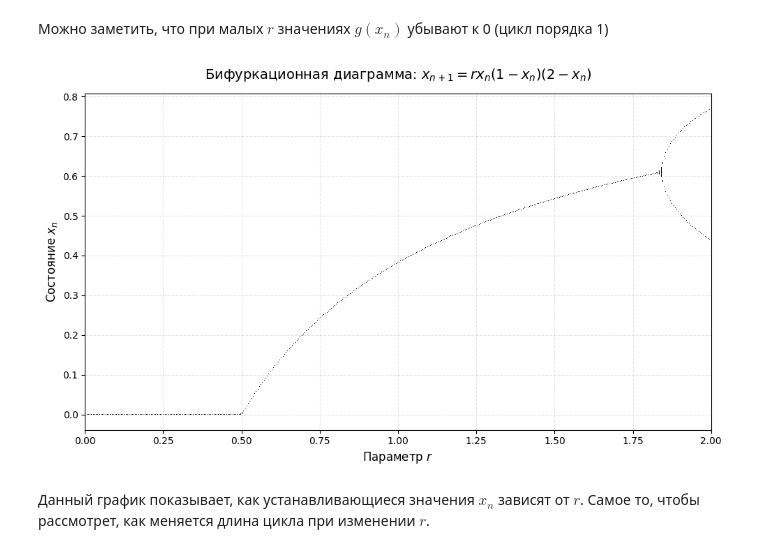
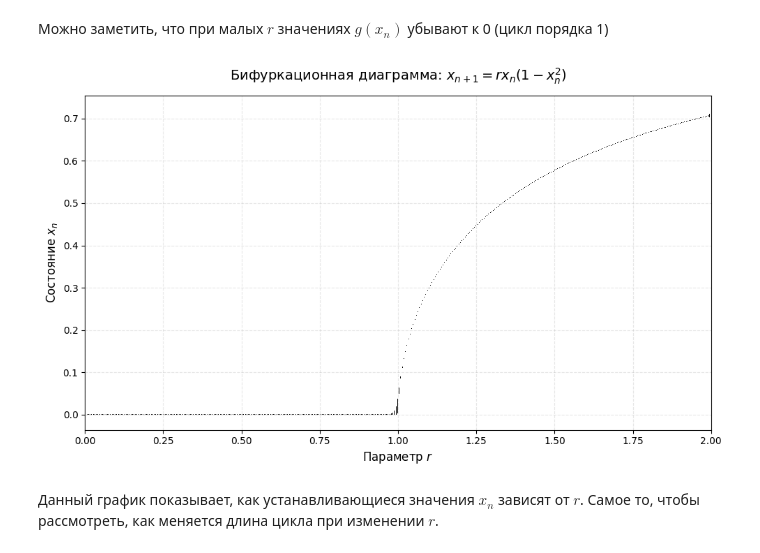
Before and after one commit to hertbex/MatanLab, a Jupyter notebook: Matan.ipynb, the cells around one changed output. Saved outputs shown, nothing was run; the diff lists cells and outputs as text; code cells hidden in the pictures.

```diff
--- a/Matan.ipynb
+++ b/Matan.ipynb
@@ -756,8 +756,8 @@ import numpy as np
 import matplotlib.pyplot as plt
 
 def g(x, r):
-    """Отображение g(x) = r x (1 - x) (2 - x)."""
-    return r * x * (1 - x) * (2 - x)
+    """Отображение g(x) = r x (1 - x^2) (случай N = 1)."""
+    return r * x * (1 - x**2)
 
 def orbit(x0, r, n_steps=200, n_transient=150):
     """
@@ -784,13 +784,13 @@ def plot_orbits_for_r_list(r_list, x0=0.3):
 
     plt.xlabel("n")
     plt.ylabel(r"$x_n$")
-    plt.title(r"Поведение $x_n$ для $g(x)$ при разных $r$")
+    plt.title(r"Поведение $x_n$ для $g(x) = r x (1 - x^2)$ при разных $r$")
     plt.grid(alpha=0.3)
     plt.legend()
     plt.tight_layout()
     plt.show()
 
-# пример набора значений r из допустимого диапазона
-r_values = [0.1, 0.2, 0.3]
+# пример набора значений r из допустимого диапазона (r ∈ [0, 3√3/2])
+r_values = [0.1, 0.5, 1.0]
 plot_orbits_for_r_list(r_values, x0=0.3)
 # %% [output]
@@ -802,8 +802,8 @@ import numpy as np
 import matplotlib.pyplot as plt
 
 def logistic_cubic_map(x, r):
-    """Кубическое логистическое отображение."""
-    return r * x * (1 - x) * (2 - x)
+    """Кубическое логистическое отображение: x_{n+1} = r x_n (1 - x_n^2)."""
+    return r * x * (1 - x**2)
 
 def simulate_orbit(r, initial_state=0.3, total_iterations=1000, transient=200):
     """Моделирование орбиты для заданного параметра r."""
@@ -839,35 +839,35 @@ def create_bifurcation_diagram(r_min=0.0, r_max=2.0, r_samples=400):
         diagram_r.extend([r] * len(orbit))
         diagram_x.extend(orbit)
 
     return diagram_r, diagram_x
 
 def plot_bifurcation_diagram(r_min=0.0, r_max=2.0):
     """Визуализация бифуркационной диаграммы."""
     # Генерируем данные
     r_data, x_data = create_bifurcation_diagram(r_min, r_max)
 
     # Создаем график
     plt.figure(figsize=(10, 6))
     plt.plot(r_data, x_data, ',', color='black', alpha=0.5, markersize=0.5)
 
     # Настройка оформления
     plt.xlabel("Параметр $r$", fontsize=12)
     plt.ylabel("Состояние $x_n$", fontsize=12)
-    plt.title("Бифуркационная диаграмма: $x_{n+1} = r x_n (1 - x_n)(2 - x_n)$",
+    plt.title("Бифуркационная диаграмма: $x_{n+1} = r x_n (1 - x_n^2)$",
               fontsize=14, pad=15)
 
     plt.grid(True, alpha=0.3, linestyle='--')
     plt.xlim(r_min, r_max)
     plt.tight_layout()
 
     # Сохраняем и показываем
-    plt.savefig('bifurcation_diagram.png', dpi=150, bbox_inches='tight')
+    plt.savefig('bifurcation_diagram_N1.png', dpi=150, bbox_inches='tight')
     plt.show()
 
 if __name__ == "__main__":
     # Построение диаграммы
     plot_bifurcation_diagram(0.0, 2.0)
 # %% [output]
-[figure, old version]
+[figure, new version]
 # %% [markdown]
-Данный график показывает, как устанавливающиеся значения $x_n$ зависят от $r$. Самое то, чтобы рассмотрет, как меняется длина цикла при изменении $r$.
+Данный график показывает, как устанавливающиеся значения $x_n$ зависят от $r$. Самое то, чтобы рассмотреть, как меняется длина цикла при изменении $r$.
```
Also changed, not shown: parts of 3 cells of this notebook.
